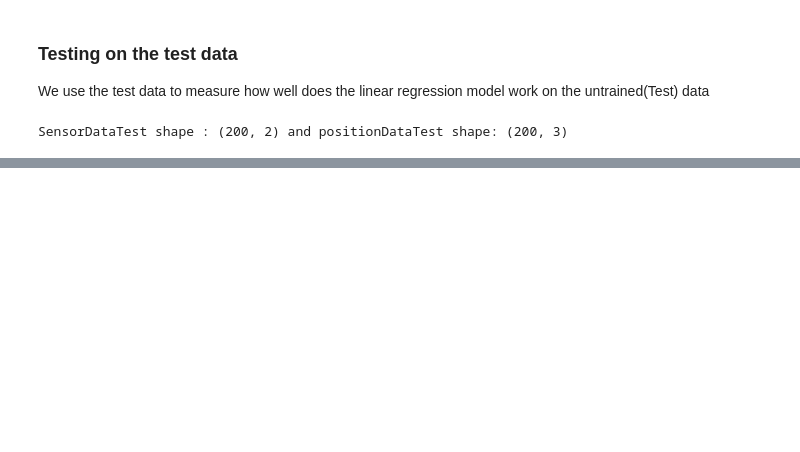
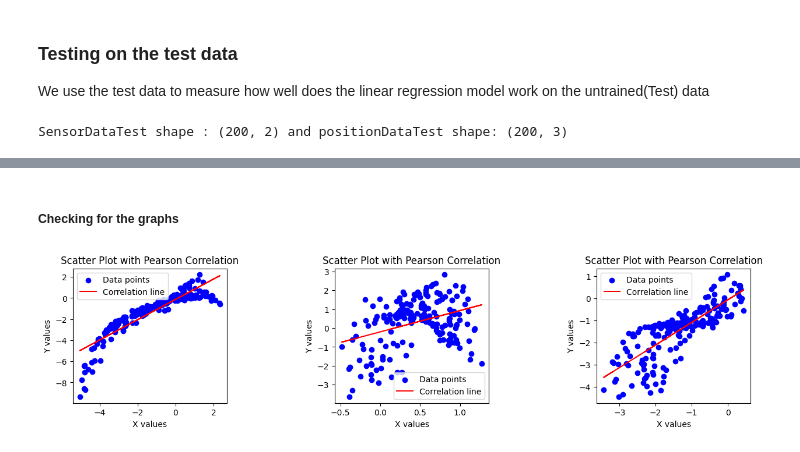
Before and after one commit to Jim-Craig/E0-298-LAA, a Jupyter notebook: Assignment6.ipynb, the cells around one changed output, grey strips where cells are left out. Drawn from its saved outputs; the diff is of its cells as text; code cells hidden in the pictures; blank space fills up the shorter version.

```diff
--- a/Assignment6.ipynb
+++ b/Assignment6.ipynb
@@ -240,0 +282,6 @@ polynomialKernel.shape
+# %%
+#Calculating the weights on the polynomial kernel
+weights1, residuals, rank, s = np.linalg.lstsq(polynomialKernel1, postitionData1, rcond=None)
+weights2, residuals, rank, s = np.linalg.lstsq(polynomialKernel2, postitionData2, rcond=None)
+weights3, residuals, rank, s = np.linalg.lstsq(polynomialKernel3, postitionData3, rcond=None)
+weights4, residuals, rank, s = np.linalg.lstsq(polynomialKernel4, postitionData4, rcond=None)
@@ -270,0 +341,16 @@ Mean Square Error 0 : 0.6138261369097016, Mean Square Error 1 : 1.31919926123882
+# %%
+calculatedData1 = polynomialKernel1test @ weights1
+print("Metrics for Polynomial kernel of degree 1")
+measureMetrics(calculatedData1, positionDataTest)
+
+calculatedData2 = polynomialKernel2test @ weights2
+print("\nMetrics for Polynomial kernel of degree 2")
+measureMetrics(calculatedData2, positionDataTest)
+
+calculatedData3 = polynomialKernel3test @ weights3
+print("\nMetrics for Polynomial kernel of degree 3")
+measureMetrics(calculatedData3, positionDataTest)
+
+calculatedData4 = polynomialKernel4test @ weights4
+print("\nMetrics for Polynomial kernel of degree 4")
+measureMetrics(calculatedData4, positionDataTest)
@@ -270,0 +401,27 @@ Mean Square Error 0 : 0.6138261369097016, Mean Square Error 1 : 1.31919926123882
+# %% [markdown]
+##### Checking for the graphs
+# %%
+fig, axs = plt.subplots(1, 3, figsize=(15, 3))
+#Figure for degree 1
+for i in range(3):
+    x = calculatedData1[:,i]
+    y = positionDataTest[:,i]
+    # axs[i].set_figure(figsize=(3, 3))
+    axs[i].scatter(x, y, color="b", label="Data points")
+    axs[i].set_title("Scatter Plot with Pearson Correlation")
+    axs[i].set_xlabel("X values")
+    axs[i].set_ylabel("Y values")
+
+
+
+    # Optional: Line of best fit
+    m, b = np.polyfit(x, y, 1)
+    axs[i].plot(x, m * x + b, color="red", label="Correlation line")
+    axs[i].legend()
+
+
+
+plt.subplots_adjust(wspace=0.7)
+plt.show()
+# %% [output]
+[figure, added]
```
Also changed, not shown: parts of 82 cells of this notebook.
